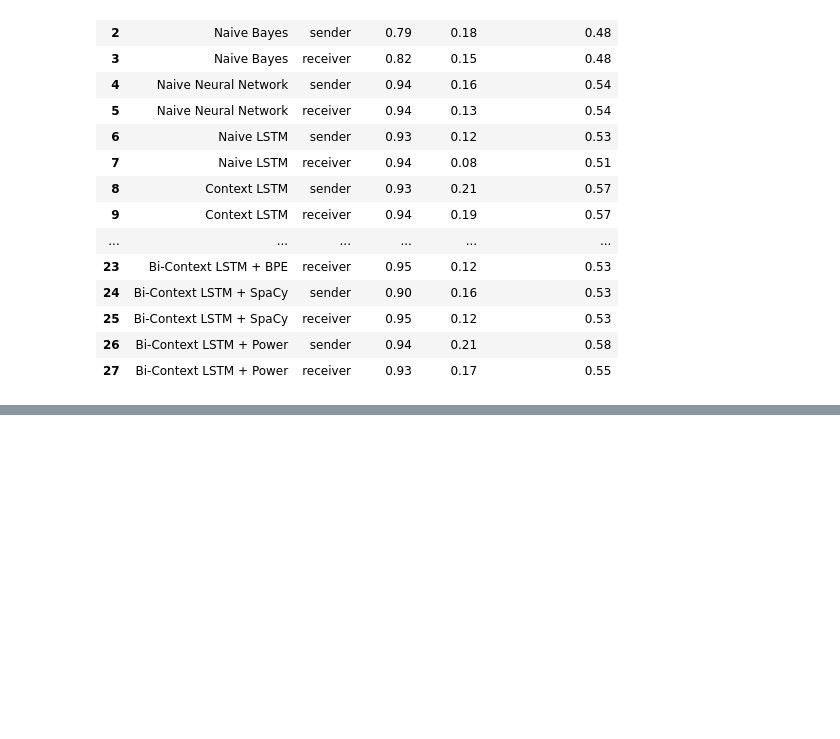
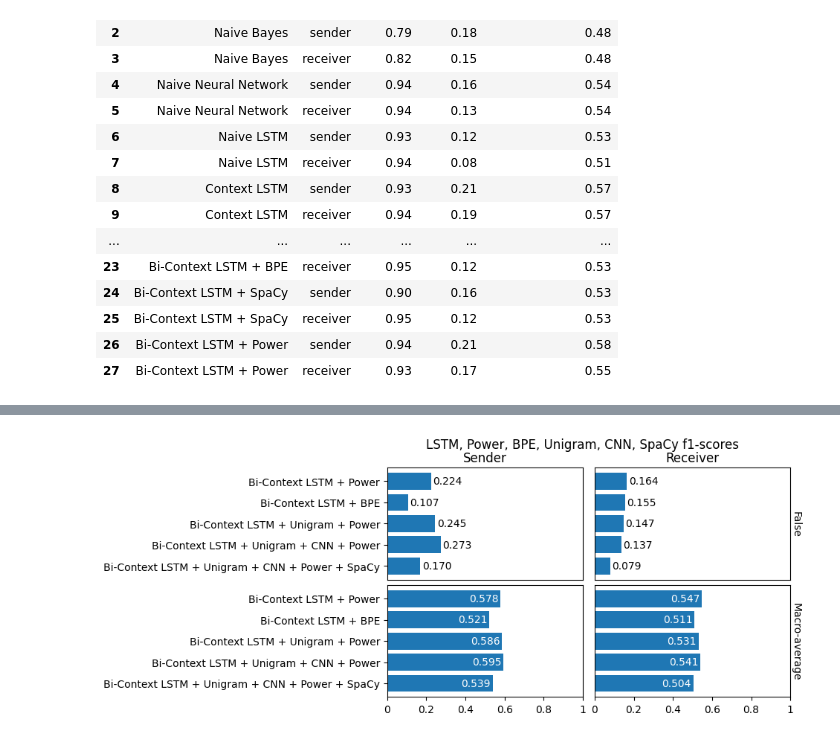
Before and after one commit to AdamKreitz/w266-final-project, a Jupyter notebook: visuals.ipynb, the cells around one changed output, grey strips where cells are left out. Saved outputs shown, nothing was run; the diff lists cells and outputs as text; code cells hidden in the pictures; blank space fills up the shorter version.

```diff
--- a/visuals.ipynb
+++ b/visuals.ipynb
@@ -338,0 +367,22 @@ barh_graph(
+# %%
+# bidirectional context LSTM plus power,
+# bidirectional context lstm with bpe encodings,
+# bidirectional context lstm with unigram encodings and power,
+# bidirectional context lstm with unigram encodings,
+# power and CNN layer and bidirectional context lstm with unigram encodings,
+# power and CNN layer with spacy
+barh_graph(
+    df2[df2["name"].isin([
+        "Bi-Context LSTM + Power",
+        "Bi-Context LSTM + BPE",
+        "Bi-Context LSTM + Unigram + Power",
+        "Bi-Context LSTM + Unigram",
+        "Bi-Context LSTM + Unigram + CNN + Power",
+        "Bi-Context LSTM + Unigram + CNN + Power + SpaCy"
+    ])],
+    figsize=(7,4),
+    title_add="LSTM, Power, BPE, Unigram, CNN, SpaCy",
+    yoffset = 2.0
+)
+# %% [output]
+[figure, added]
```
Also changed, not shown: parts of 4 cells of this notebook.
